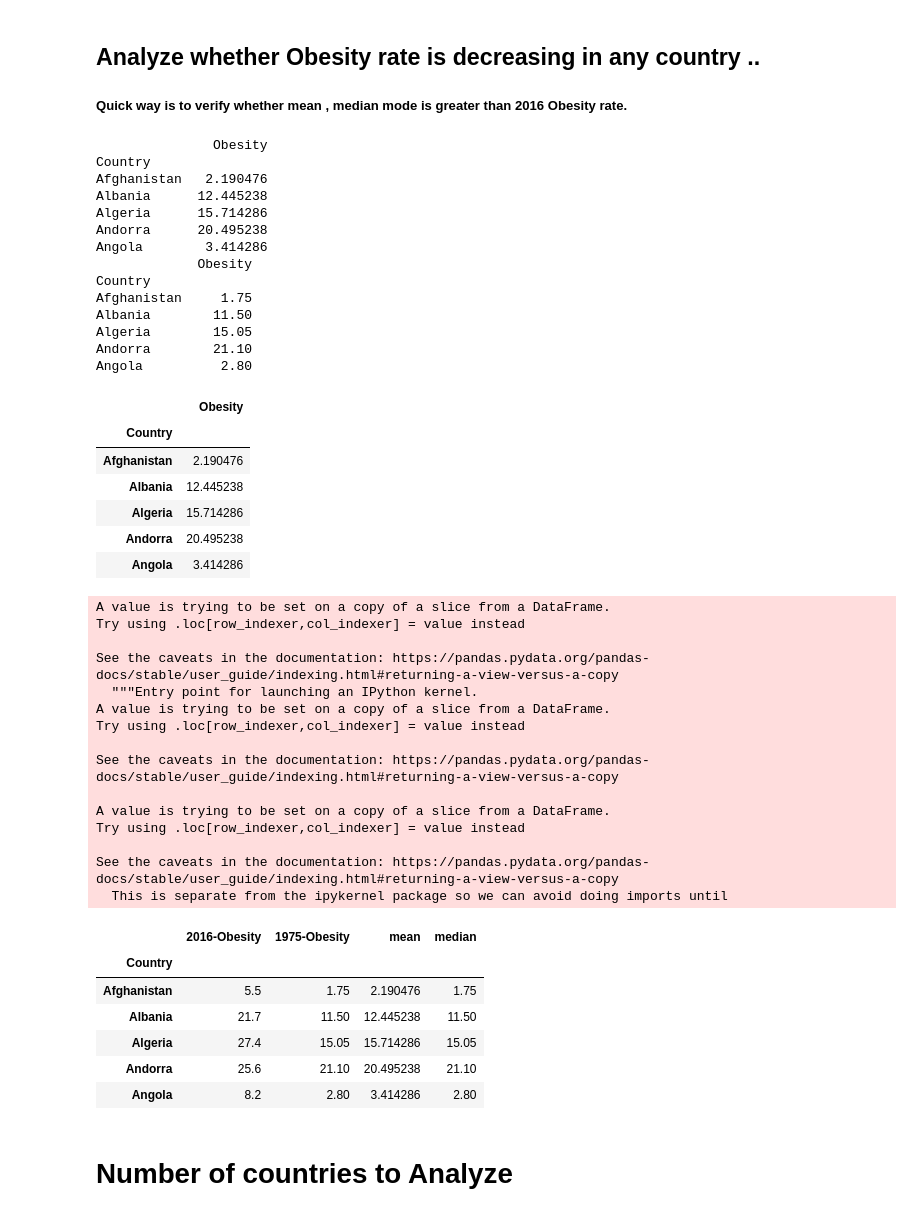
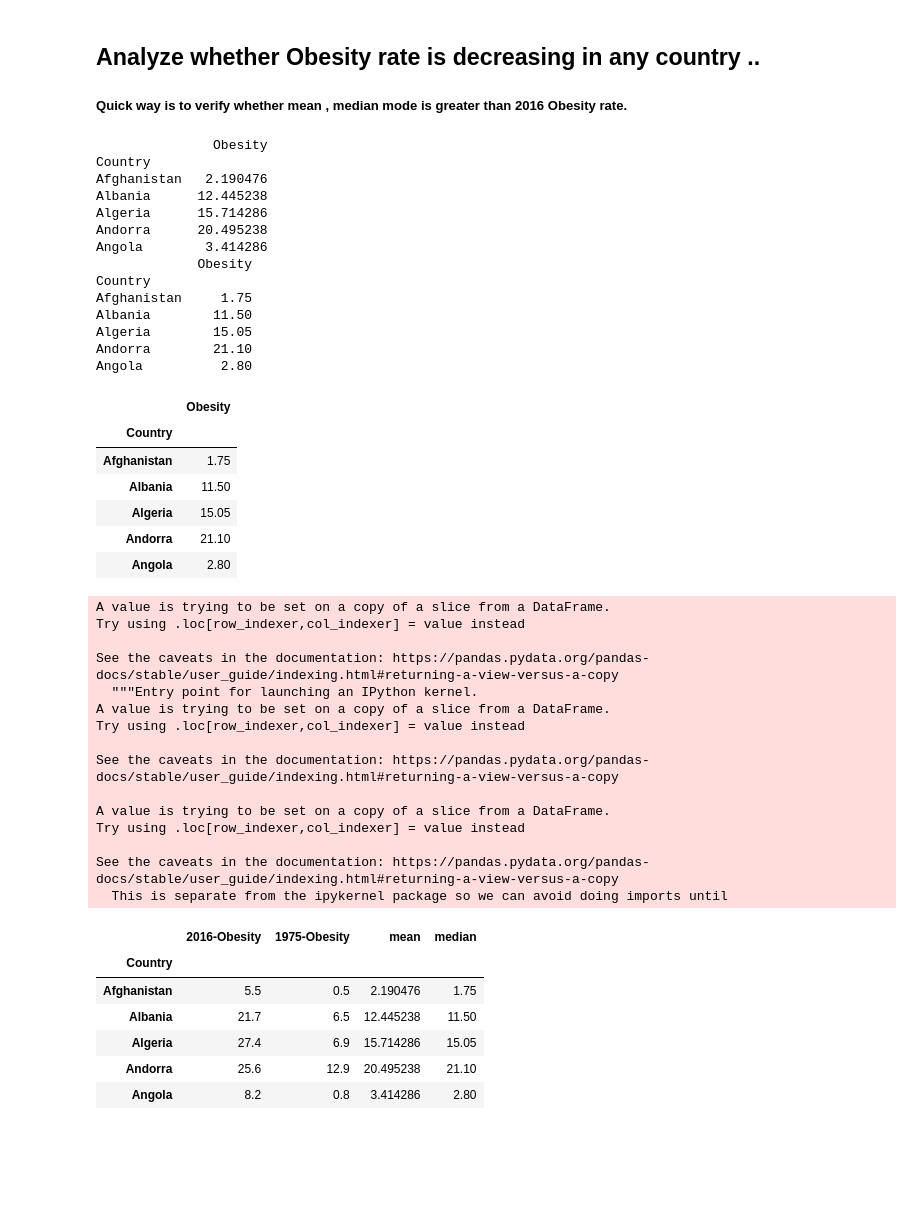
Before and after one commit to Upendrapcu/Analysis-of-Obesity-data-, a Jupyter notebook: Obesity Analysis.ipynb, the cells around one changed output. Saved outputs shown, nothing was run; the diff lists cells and outputs as text; code cells hidden in the pictures; blank space fills up the shorter version.

```diff
--- a/Obesity Analysis.ipynb
+++ b/Obesity Analysis.ipynb
@@ -193,38 +241,36 @@ df_Bottom15_Obese_list=df_2016.sort_values('Obesity',ascending=True).head(15)
 # %%
 df_mean1=df_obesty.groupby(['Country'])['Obesity'].mean()
 df_mean=df_mean1.to_frame()
 print(df_mean.head())
 df_median1=df_obesty.groupby(['Country'])['Obesity'].median()
 df_median=df_median1.to_frame()
 print(df_median.head())
 df_mean.head()
-#df_mode1=df_obesty.groupby(['Country'])['Obesity'].mode()
-#df_mode=df_mode1.to_frame()
-#print(df_mode.head())
+df_median.head()
 # %% [output]
                Obesity
 Country
 Afghanistan   2.190476
 Albania      12.445238
 Algeria      15.714286
 Andorra      20.495238
 Angola        3.414286
              Obesity
 Country
 Afghanistan     1.75
 Albania        11.50
 Algeria        15.05
 Andorra        21.10
 Angola          2.80
 |  | Obesity |
 | Country |  |
-| Afghanistan | 2.190476 |
-| Albania | 12.445238 |
-| Algeria | 15.714286 |
-| Andorra | 20.495238 |
-| Angola | 3.414286 |
+| Afghanistan | 1.75 |
+| Albania | 11.50 |
+| Algeria | 15.05 |
+| Andorra | 21.10 |
+| Angola | 2.80 |
 # %%
-df_2016['1975']=df_median['Obesity']
+df_2016['1975']=df_1975['Obesity']
 df_2016['mean']=df_mean['Obesity']
 df_2016['median']=df_median['Obesity']
 
@@ -248,10 +294,8 @@ See the caveats in the documentation: https://pandas.pydata.org/pandas-docs/stab
   This is separate from the ipykernel package so we can avoid doing imports until
 |  | 2016-Obesity | 1975-Obesity | mean | median |
 | Country |  |  |  |  |
-| Afghanistan | 5.5 | 1.75 | 2.190476 | 1.75 |
-| Albania | 21.7 | 11.50 | 12.445238 | 11.50 |
-| Algeria | 27.4 | 15.05 | 15.714286 | 15.05 |
-| Andorra | 25.6 | 21.10 | 20.495238 | 21.10 |
-| Angola | 8.2 | 2.80 | 3.414286 | 2.80 |
+| Afghanistan | 5.5 | 0.5 | 2.190476 | 1.75 |
+| Albania | 21.7 | 6.5 | 12.445238 | 11.50 |
+| Algeria | 27.4 | 6.9 | 15.714286 | 15.05 |
+| Andorra | 25.6 | 12.9 | 20.495238 | 21.10 |
+| Angola | 8.2 | 0.8 | 3.414286 | 2.80 |
-# %% [markdown]
-# Number of countries to Analyze
```
Also changed, not shown: parts of 30 cells of this notebook.
